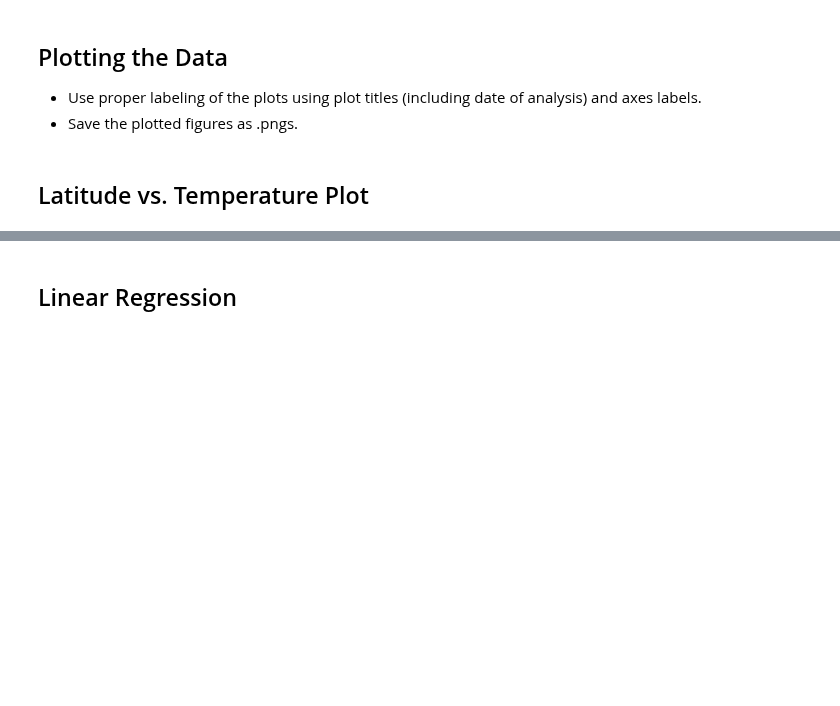
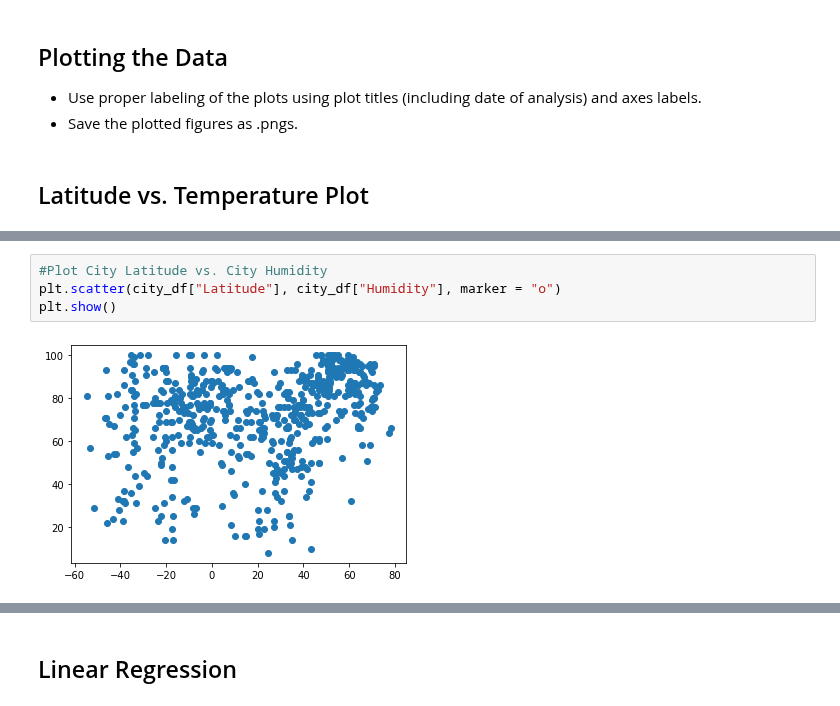
Before and after one commit to sdfeinsilver/python-api-challenge, a Jupyter notebook: WeatherPy/WeatherPy.ipynb, the cells around one changed output, grey strips where cells are left out. Saved outputs shown, nothing was run; the diff lists cells and outputs as text; blank space fills up the shorter version.

```diff
--- a/WeatherPy/WeatherPy.ipynb
+++ b/WeatherPy/WeatherPy.ipynb
@@ -147,0 +148,6 @@ len(humid_check_df)
+# %%
+#Plot City Latitude vs. City Humidity
+plt.scatter(city_df["Latitude"], city_df["Humidity"], marker = "o")
+plt.show()
+# %% [output]
+[figure, added]
```
Also changed, not shown: parts of 9 cells of this notebook.
